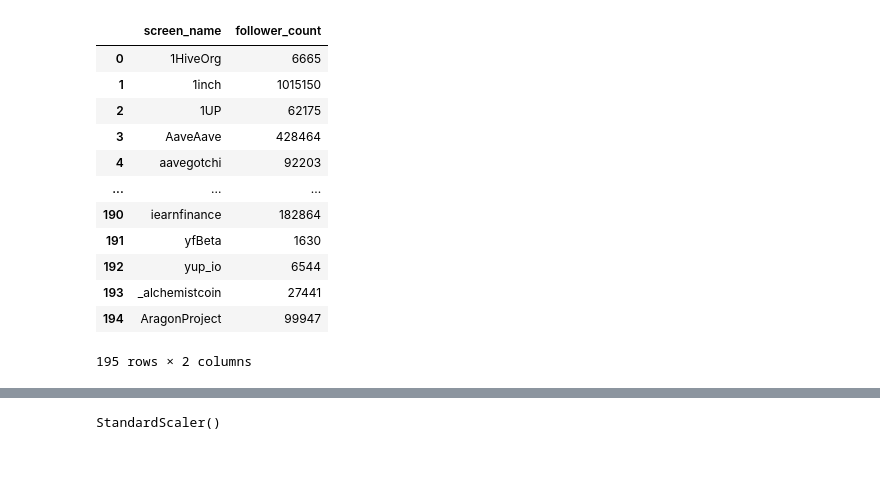
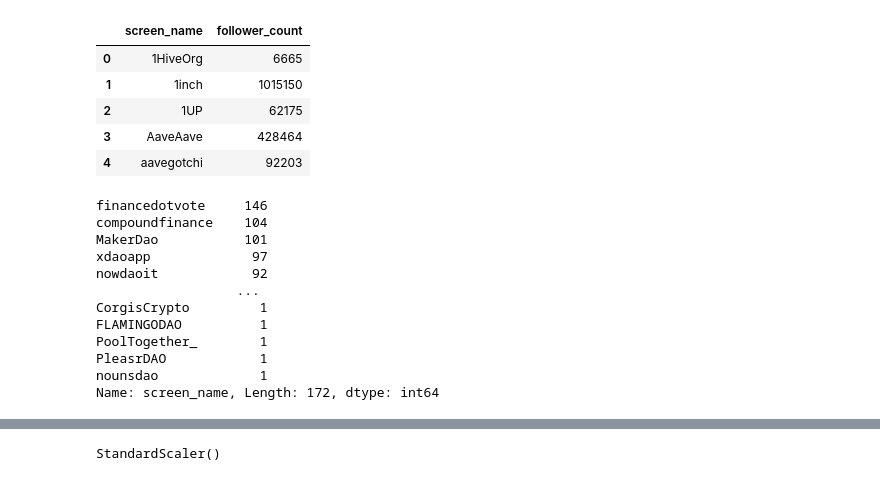
Before and after one commit to notchia/daochem-prototype, a Jupyter notebook: code/4_twitter_cleaning_eda.ipynb, the cells around one changed output, grey strips where cells are left out. Drawn from its saved outputs; the diff is of its cells as text; code cells hidden in the pictures.

```diff
--- a/code/4_twitter_cleaning_eda.ipynb
+++ b/code/4_twitter_cleaning_eda.ipynb
@@ -107,16 +122,9 @@ tweets
 # %%
-followers
+followers.head()
 # %% [output]
 |  | screen_name | follower_count |
 | 0 | 1HiveOrg | 6665 |
 | 1 | 1inch | 1015150 |
 | 2 | 1UP | 62175 |
 | 3 | AaveAave | 428464 |
 | 4 | aavegotchi | 92203 |
-| ... | ... | ... |
-| 190 | iearnfinance | 182864 |
-| 191 | yfBeta | 1630 |
-| 192 | yup_io | 6544 |
-| 193 | _alchemistcoin | 27441 |
-| 194 | AragonProject | 99947 |
-195 rows × 2 columns
@@ -122,0 +135,15 @@ followers
+# %%
+final_keywords_df['screen_name'].value_counts()
+# %% [output]
+financedotvote     146
+compoundfinance    104
+MakerDao           101
+xdaoapp             97
+nowdaoit            92
+                  ...
+CorgisCrypto         1
+FLAMINGODAO          1
+PoolTogether_        1
+PleasrDAO            1
+nounsdao             1
+Name: screen_name, Length: 172, dtype: int64
```
Also changed, not shown: parts of 68 cells of this notebook, 5 other files.
